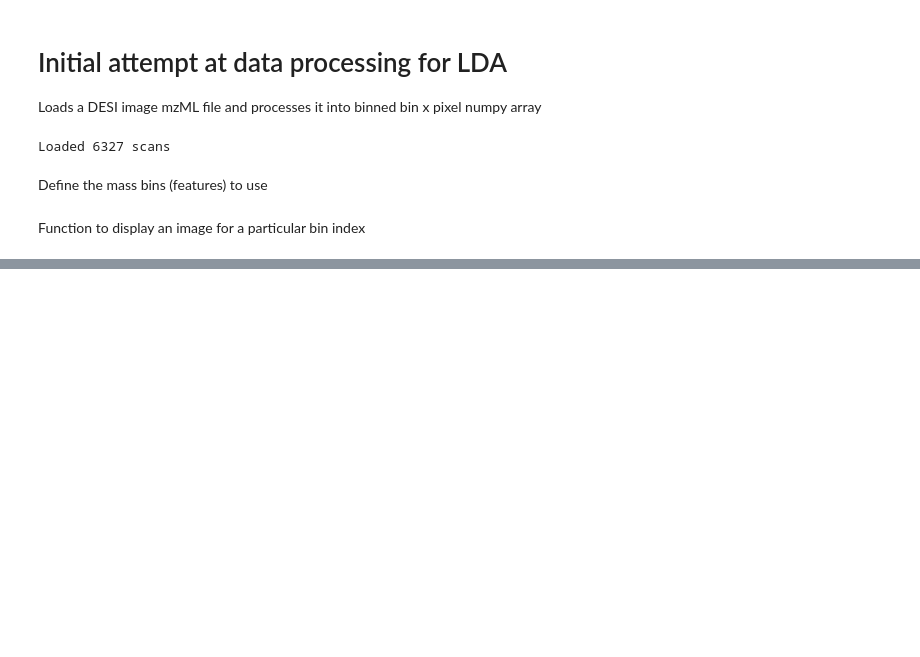
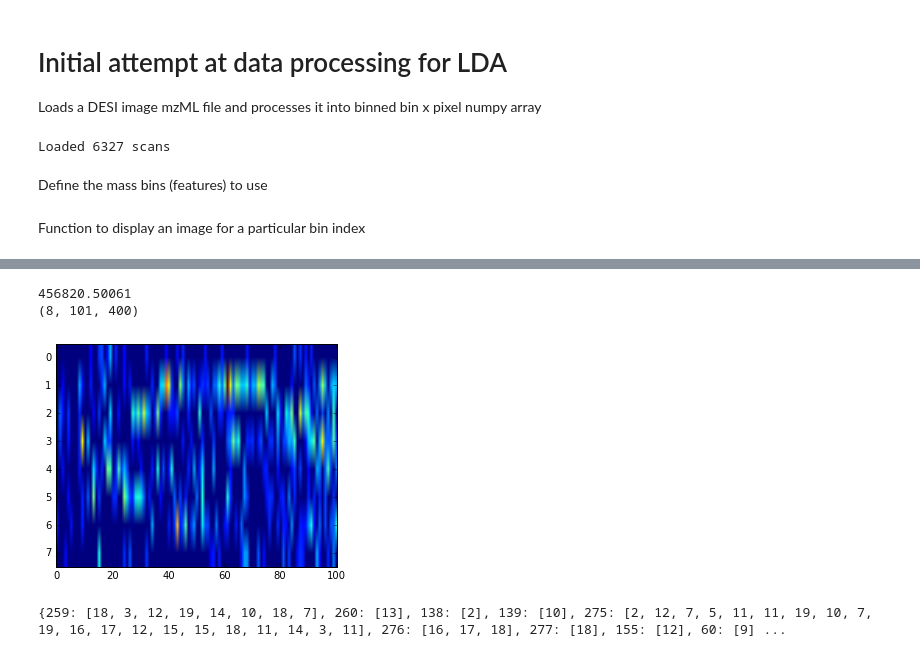
Before and after one commit to sdrogers/inklda, a Jupyter notebook: notebooks/Initial_data_processing.ipynb, the cells around one changed output, grey strips where cells are left out. Drawn from its saved outputs; the diff is of its cells as text; code cells hidden in the pictures; blank space fills up the shorter version.

```diff
--- a/notebooks/Initial_data_processing.ipynb
+++ b/notebooks/Initial_data_processing.ipynb
@@ -60,0 +71,30 @@ display_image(binned_data,[211],nScans)
+# %%
+max_intensity = image_array.max()
+print max_intensity
+norm_max = 200
+sub_image = image_array[:,360:461,:]
+plt.imshow(sub_image[:,:,226],aspect=10)
+
+words = []
+for bin in range(len(bins)):
+    words.append(bin)
+
+print sub_image.shape
+
+docs = {}
+
+for row in range(8):
+    for col in range(100):
+        coord = (row,col)
+        newdoc = {}
+        for bin in range(len(bins)):
+            intensity = int(norm_max*1.0*sub_image[row,col,bin]/max_intensity)
+            if intensity > 0:
+                newdoc[words[bin]] = []
+                for i in range(intensity):
+                    newdoc[words[bin]].append(0)
+        docs[coord] = newdoc
+# %% [output]
+456820.50061
+(8, 101, 400)
+[figure, added]
@@ -60,0 +110,4 @@ display_image(binned_data,[211],nScans)
+# %%
+print docs[(6,42)]
+# %% [output]
+{259: [18, 3, 12, 19, 14, 10, 18, 7], 260: [13], 138: [2], 139: [10], 275: [2, 12, 7, 5, 11, 11, 19, 10, 7, 19, 16, 17, 12, 15, 15, 18, 11, 14, 3, 11], 276: [16, 17, 18], 277: [18], 155: [12], 60: [9] ...
```
Also changed, not shown: parts of 14 cells of this notebook.
